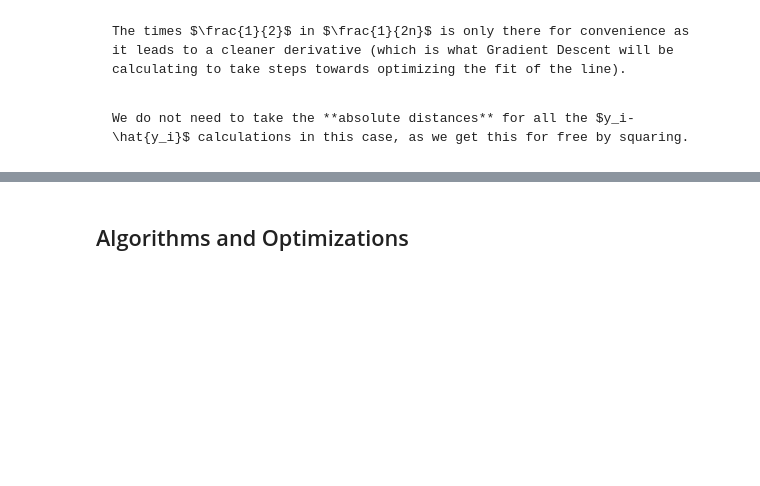
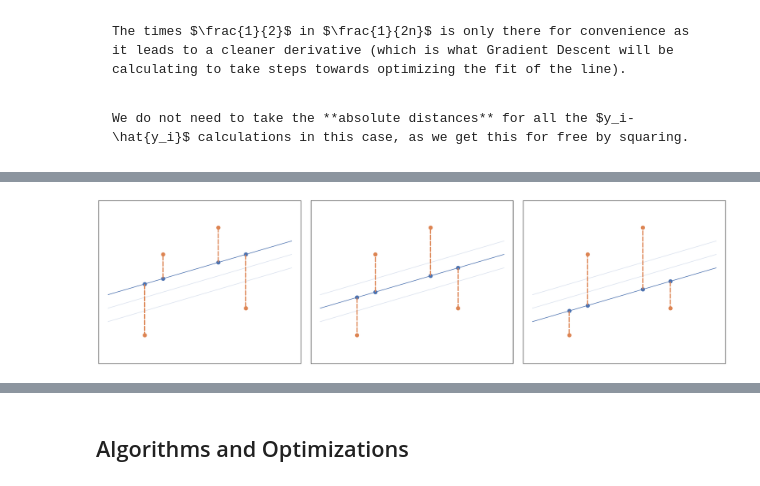
Before and after one commit to pruned-io/wiki, a Jupyter notebook: machine-learning/supervised-learning/linear-regression.ipynb, the cells around one changed output, grey strips where cells are left out. Drawn from its saved outputs; the diff is of its cells as text; code cells hidden in the pictures; blank space fills up the shorter version.

```diff
--- a/machine-learning/supervised-learning/linear-regression.ipynb
+++ b/machine-learning/supervised-learning/linear-regression.ipynb
@@ -492,0 +516,80 @@ We do not need to take the **absolute distances** for all the $y_i-\hat{y_i}$ ca
+# %%
+def draw_dot_with_error(x, y, m, b):
+    plt.annotate('', xy=(x,y), xytext=(x,m*x+b), arrowprops=dict(arrowstyle='-', linestyle='--', color=color_orange, lw=3))
+    ax.plot(x, y, 'o', color=color_orange, markersize='10')
+    ax.plot(x, m*x+b, 'o', color=color_blue, markersize='10')
+
+m = 2
+b = 20
+
+# Draw plot, which will have two subplots side by side and reduce the spacing between the subplots
+plt.figure(figsize = [30, 8])
+plt.subplots_adjust(wspace = 0.05)
+
+
+# ----------------------------------------------------------------
+# Draw left subplot
+ax = plt.subplot(1, 3, 1)
+ax.set_xlim(-0.5, 10.5)
+ax.set_ylim(-0.5, 60)
+
+# Remove ticks
+plt.tick_params(axis='both', which='both', bottom=False, top=False, left=False, right=False, labelbottom=False, labelleft=False)
+
+# Draw points
+draw_dot_with_error(2, 10, m, b+5)
+draw_dot_with_error(3, 40, m, b+5)
+draw_dot_with_error(6, 50, m, b+5)
+draw_dot_with_error(7.5, 20, m, b+5)
+
+# Draw plot showing the line adjusting towards a better fit
+x = np.arange(0,11)
+plt.plot(x, m*x + b, color=color_blue, alpha=0.2)
+plt.plot(x, m*x + b - 5, color=color_blue, alpha=0.2)
+plt.plot(x, m*x + b + 5, color=color_blue)
+
+
+# ----------------------------------------------------------------
+# Draw middle subplot
+ax = plt.subplot(1, 3, 2)
+ax.set_xlim(-0.5, 10.5)
+ax.set_ylim(-0.5, 60)
+
+# Remove ticks
+plt.tick_params(axis='both', which='both', bottom=False, top=False, left=False, right=False, labelbottom=False, labelleft=False)
+
+# Draw points
+draw_dot_with_error(2, 10, m, b)
+draw_dot_with_error(3, 40, m, b)
+draw_dot_with_error(6, 50, m, b)
+draw_dot_with_error(7.5, 20, m, b)
+
+# Draw plot showing the line adjusting towards a better fit
+x = np.arange(0,11)
+plt.plot(x, m*x + b, color=color_blue)
+plt.plot(x, m*x + b - 5, color=color_blue, alpha=0.2)
+plt.plot(x, m*x + b + 5, color=color_blue, alpha=0.2)
+
+
+# ----------------------------------------------------------------
+# Draw right subplot
+ax = plt.subplot(1, 3, 3)
+ax.set_xlim(-0.5, 10.5)
+ax.set_ylim(-0.5, 60)
+
+# Draw points
+draw_dot_with_error(2, 10, m, b-5)
+draw_dot_with_error(3, 40, m, b-5)
+draw_dot_with_error(6, 50, m, b-5)
+draw_dot_with_error(7.5, 20, m, b-5)
+
+# Remove ticks
+plt.tick_params(axis='both', which='both', bottom=False, top=False, left=False, right=False, labelbottom=False, labelleft=False)
+
+# Draw plot showing the line adjusting towards a better fit
+x = np.arange(0,11)
+plt.plot(x, m*x + b, color=color_blue, alpha=0.2)
+plt.plot(x, m*x + b - 5, color=color_blue)
+plt.plot(x, m*x + b + 5, color=color_blue, alpha=0.2);
+# %% [output]
+[figure, added]
```
Also changed, not shown: parts of 48 cells of this notebook, 7 other files.
